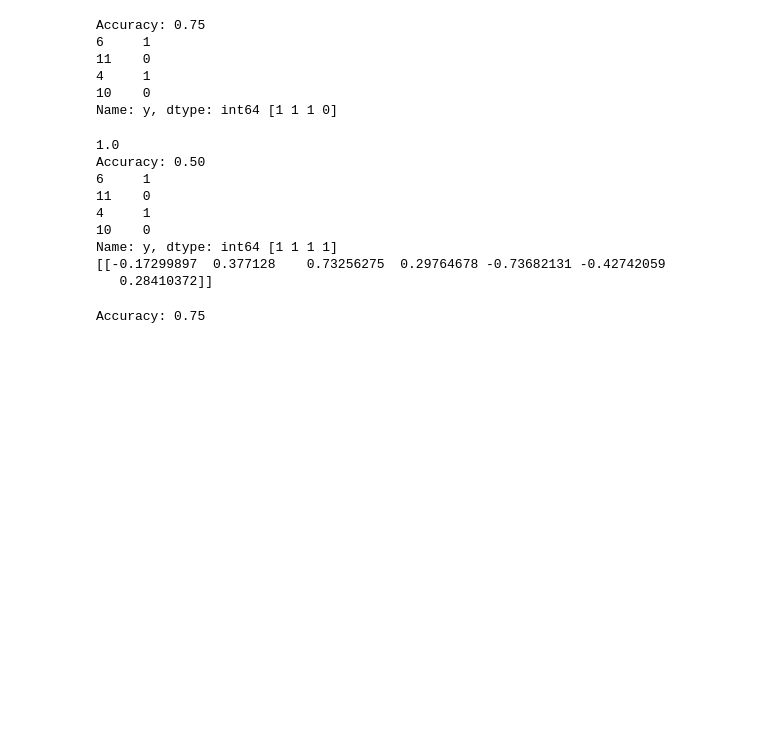
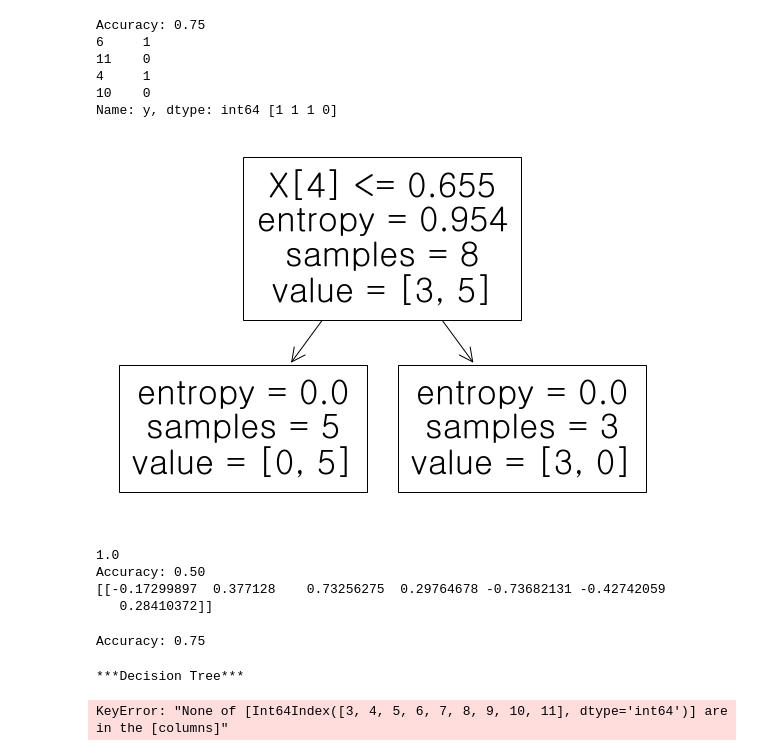
Before and after one commit to POSdata-Sales-Prediction/Store-operation-consulting, a Jupyter notebook: Modeling/Sub1/hof_success_classification.ipynb, the cells around one changed output. Drawn from its saved outputs; the diff is of its cells as text; code cells hidden in the pictures; blank space fills up the shorter version.

```diff
--- a/Modeling/Sub1/hof_success_classification.ipynb
+++ b/Modeling/Sub1/hof_success_classification.ipynb
@@ -75,6 +75,15 @@ Accuracy: 0.75
 4     1
 10    0
 Name: y, dtype: int64 [1 1 1 0]
+# %%
+import matplotlib.pyplot as plt
+from sklearn.tree import plot_tree
+
+plt.figure(figsize=(10,7))
+plot_tree(ggabu_tree)
+plt.show()
+# %% [output]
+[figure, added]
 # %%
 from sklearn.linear_model import LogisticRegression
 # Standardized data
@@ -92,16 +101,10 @@ print(ggabu_lr.score(X_train_std, y_train))
 y_pred_lr = ggabu_tree.predict(X_test_std)
 
 print('Accuracy: %.2f' % accuracy_score(y_test, y_pred_lr))
-print(y_test, y_pred_lr)
 print(ggabu_lr.coef_)
 # %% [output]
 1.0
 Accuracy: 0.50
-6     1
-11    0
-4     1
-10    0
-Name: y, dtype: int64 [1 1 1 1]
 [[-0.17299897  0.377128    0.73256275  0.29764678 -0.73682131 -0.42742059
    0.28410372]]
 # %%
@@ -115,0 +153,16 @@ Accuracy: 0.75
+# %%
+# Cross-valid 결과
+print("***Decision Tree***")
+acc_gganbu_dt_cv = cross_validation(ggabu_tree,X,y)
+
+# 표준화된 데이터셋
+X_std = sc.fit_transform(X)
+
+print("***Logistic Regression***")
+acc_gganbu_lr_cv = cross_validation(ggabu_lr,X_std,y)
+
+print("***RandomForest***")
+acc_gganbu_xgb_cv = cross_validation(ggabu_rf,X_std,y)
+# %% [output]
+***Decision Tree***
+KeyError: "None of [Int64Index([3, 4, 5, 6, 7, 8, 9, 10, 11], dtype='int64')] are in the [columns]"
```
Also changed, not shown: parts of 1 cell of this notebook.
